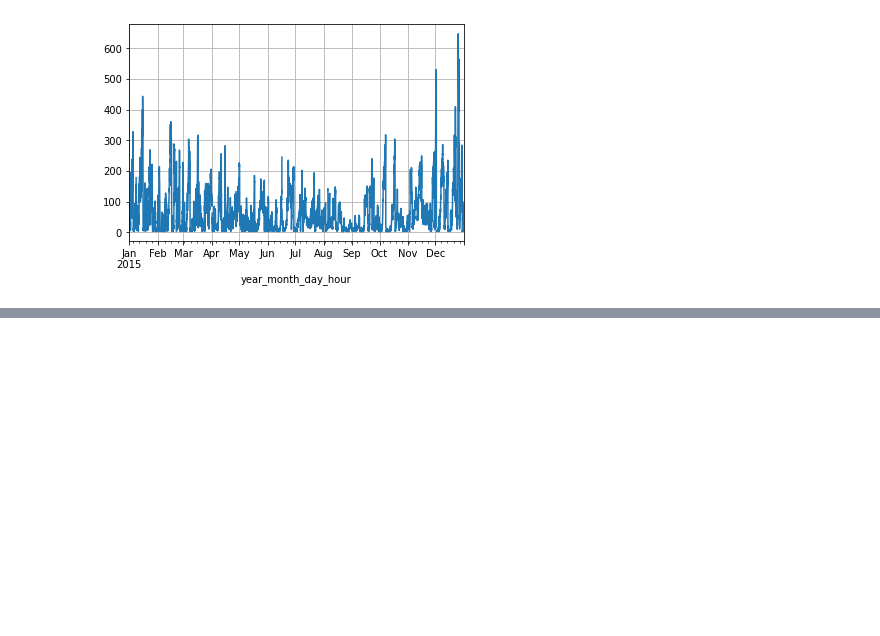
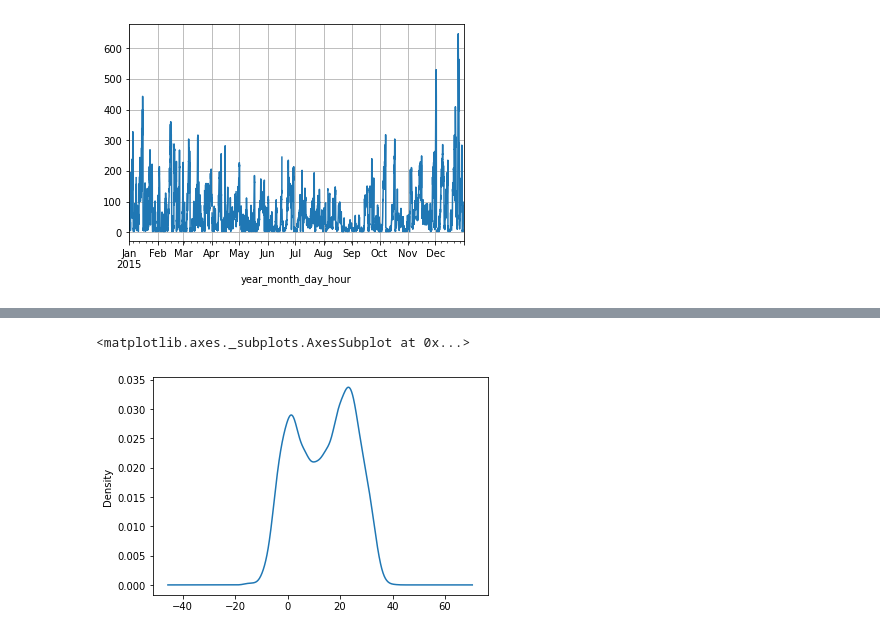
Before and after one commit to rizwannitk/machinelearning, a Jupyter notebook: Timeseries.ipynb, the cells around one changed output, grey strips where cells are left out. Cells and saved outputs as stored; diff of their text form; code cells hidden in the pictures; blank space fills up the shorter version.

```diff
--- a/Timeseries.ipynb
+++ b/Timeseries.ipynb
@@ -173,0 +235,5 @@ fig.show()
+# %%
+aq_df["TEMP"].plot(kind='density')
+# %% [output]
+<matplotlib.axes._subplots.AxesSubplot at 0x...>
+[figure, added]
```
Also changed, not shown: parts of 17 cells of this notebook.
